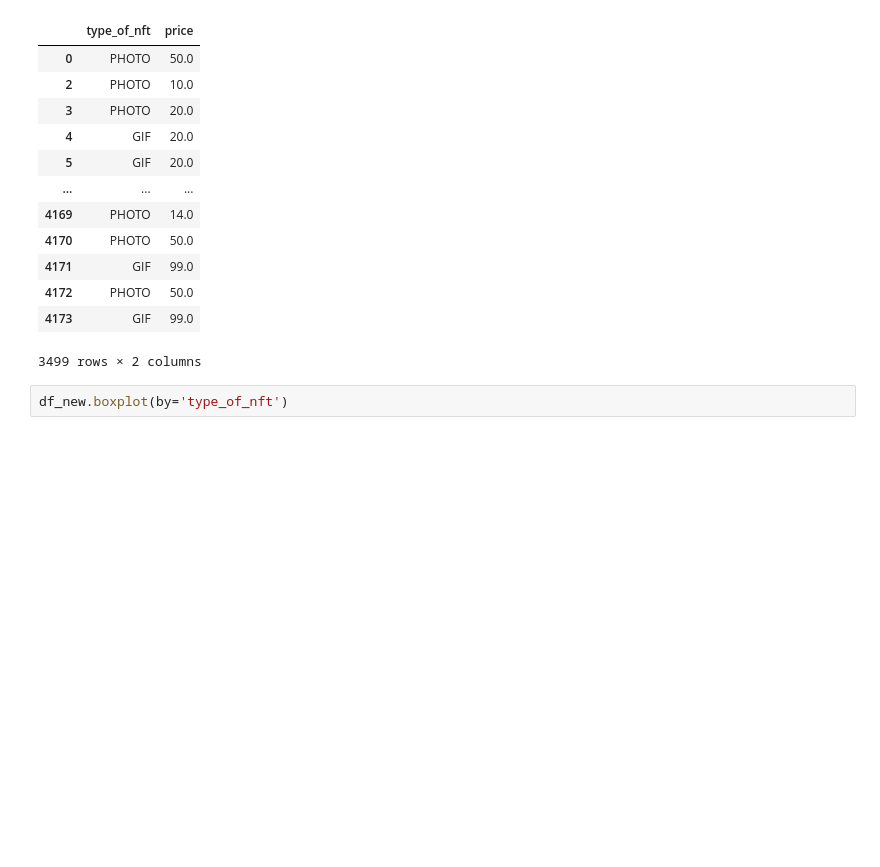
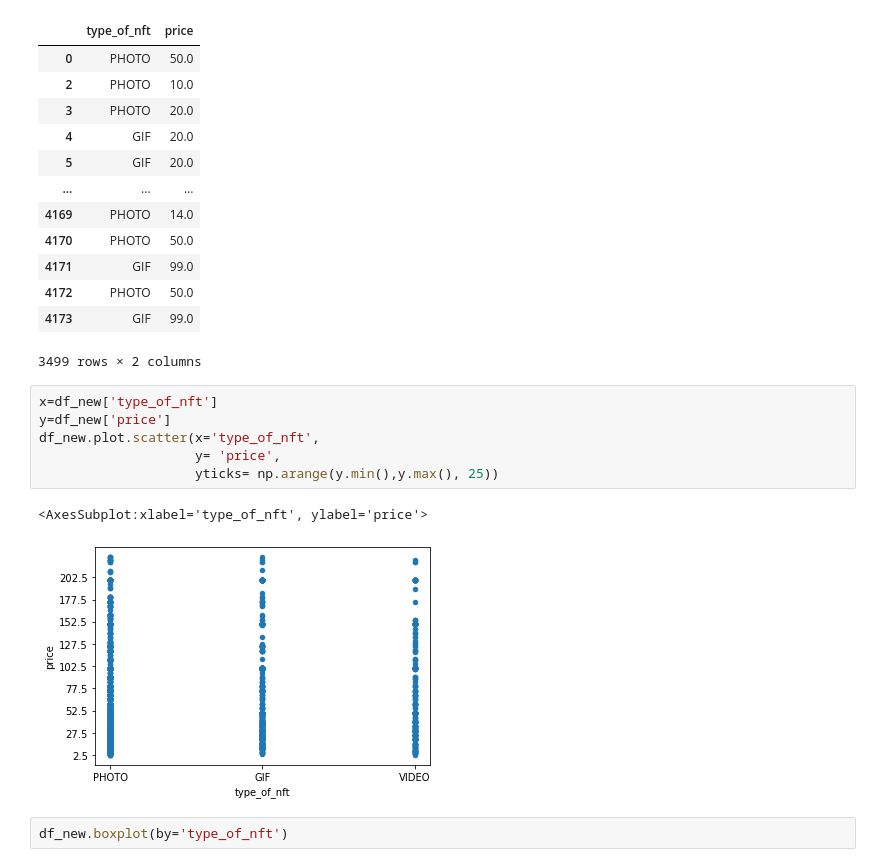
Before and after one commit to aortiz224/bootcamp_finalproject, a Jupyter notebook: dev/yaser/Notebook/ML_finalproject.ipynb, the cells around one changed output. Cells and saved outputs as stored; diff of their text form; blank space fills up the shorter version.

```diff
--- a/dev/yaser/Notebook/ML_finalproject.ipynb
+++ b/dev/yaser/Notebook/ML_finalproject.ipynb
@@ -95,6 +95,15 @@ df_new
 | 4172 | PHOTO | 50.0 |
 | 4173 | GIF | 99.0 |
 3499 rows × 2 columns
+# %%
+x=df_new['type_of_nft']
+y=df_new['price']
+df_new.plot.scatter(x='type_of_nft',
+                    y= 'price',
+                    yticks= np.arange(y.min(),y.max(), 25))
+# %% [output]
+<AxesSubplot:xlabel='type_of_nft', ylabel='price'>
+[figure, added]
 # %%
 df_new.boxplot(by='type_of_nft')
 # %% [output]
```
Also changed, not shown: parts of 34 cells of this notebook.
